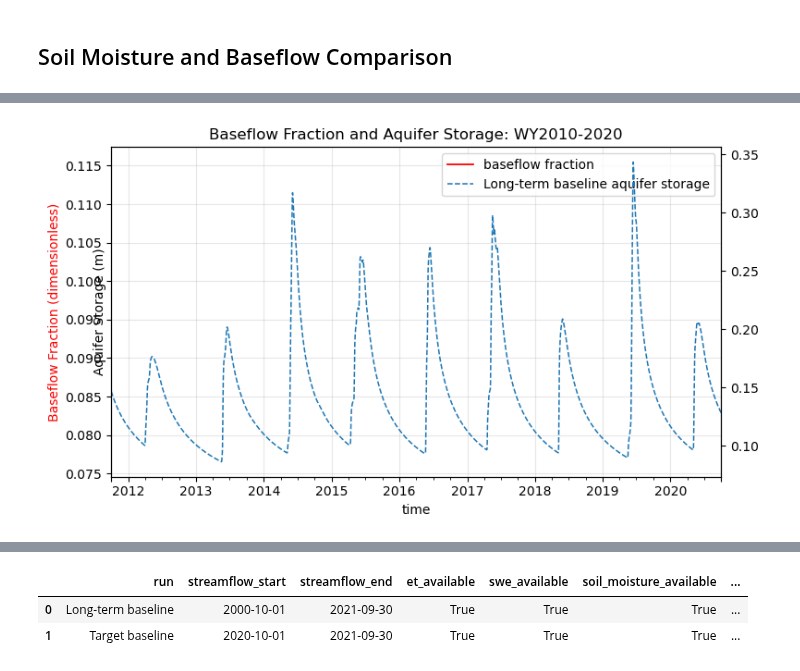
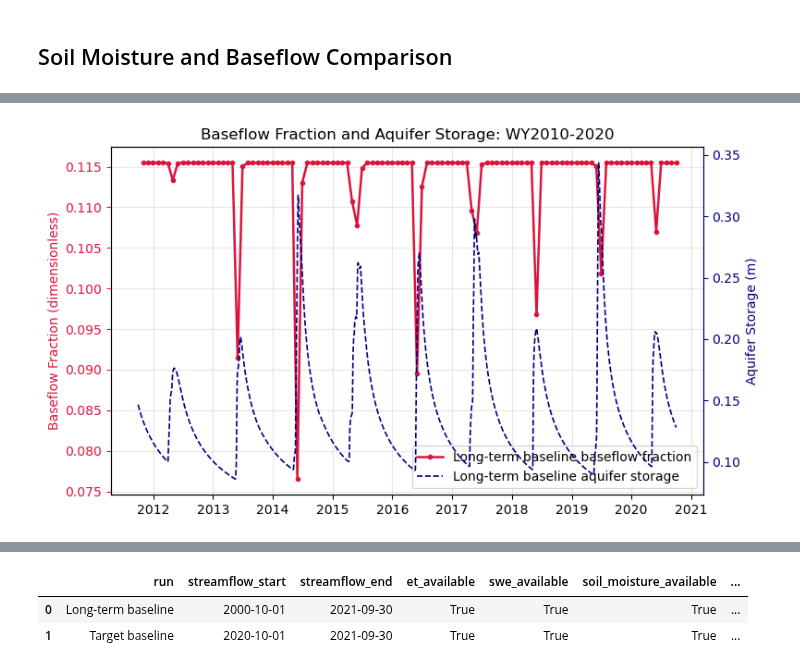
Before and after one commit to dlhogan97/CONFLUENCE-uwmtnhydro, a Jupyter notebook: ess-project/notebooks/Baseline_Run_Evaluation.ipynb, the cells around one changed output, grey strips where cells are left out. Drawn from its saved outputs; the diff is of its cells as text; code cells hidden in the pictures.

```diff
--- a/ess-project/notebooks/Baseline_Run_Evaluation.ipynb
+++ b/ess-project/notebooks/Baseline_Run_Evaluation.ipynb
@@ -698,7 +868,7 @@ streamflow_daily_start = {}
 streamflow_daily_optimized = {}
 
 if USE_LINEAR_RESERVOIR:
-    reservoir_cal_window_plot = RESERVOIR_CAL_WINDOW or metric_windows.get(
+    reservoir_cal_window_plot = RESERVOIR_CAL_WINDOW_EFFECTIVE or metric_windows.get(
         'Long-term baseline',
         {'start': str(overlap_start.date()), 'end': str(overlap_end.date())},
     )
@@ -753,5 +923,6 @@ if USE_LINEAR_RESERVOIR:
     print('Linear reservoir monthly-mean comparison series prepared:')
     print(f'  Optimization params: {reservoir_start_params_for_plot}')
     print(f'  Calculated params: {reservoir_optimized_params_for_plot}')
+    print(f'  Calibration window used for comparison optimization: {reservoir_cal_window_plot}')
 # %% [output]
 Linear reservoir monthly-mean comparison series prepared:
@@ -984,6 +1136,11 @@ Data variables:
 q_inst = ds_longterm['averageInstantRunoff'].squeeze().to_pandas()
 q_inst.index = pd.to_datetime(q_inst.index)
 q_inst = q_inst.resample('D').mean() * basin_area_m2
+#
+neg_count = int((q_inst < 0).sum())
+if neg_count > 0:
+    print(f'Warning: found {neg_count} negative q_inst values; clipping to 0 for baseflow-fraction plotting.')
+q_inst = q_inst.clip(lower=0.0)
 
 soil_baseflow = ds_longterm['scalarSoilBaseflow'].squeeze().to_pandas() * 86400.0 * 1000.0
 # %%
@@ -1001,29 +1158,24 @@ else:
     if nrows == 1:
         axes = [axes]
 
-    # Use a reference non-leap water year for month tick placement.
+    soil_start = min(soil_moisture_daily[name].index.min() for name in available_soil_runs)
+    soil_end = max(soil_moisture_daily[name].index.max() for name in available_soil_runs)
+
     wy_ref_start = pd.Timestamp('2000-10-01')
     month_starts = pd.date_range(wy_ref_start, periods=12, freq='MS')
     month_ticks = ((month_starts - wy_ref_start).days + 1).tolist()
     month_labels = [d.strftime('%b') for d in month_starts]
 
     for ax, run_name in zip(axes, available_soil_runs):
-        series = clip_to_window(soil_moisture_daily[run_name], start, end)
+        series = clip_to_window(soil_moisture_daily[run_name], soil_start, soil_end)
         wy_series = series.index.year + (series.index.month >= 10).astype(int)
-        # skip years
         df = pd.DataFrame({'soil_moisture': series.values, 'water_year': wy_series}, index=series.index)
 
         for wy, group in df.groupby('water_year'):
             wy_start = pd.Timestamp(year=int(wy) - 1, month=10, day=1)
             wy_day = (group.index.normalize() - wy_start).days + 1
             valid = (wy_day >= 1) & (wy_day <= 366)
-            ax.plot(
-                wy_day[valid],
-                group['soil_moisture'].values[valid],
-                linewidth=1.2,
-                alpha=0.9,
-                label=f'WY{int(wy)}',
-            )
+            ax.plot(wy_day[valid], group['soil_moisture'].values[valid], linewidth=1.2, alpha=0.9, label=f'WY{int(wy)}')
 
         ax.set_title(f'Total Soil Moisture Annual Cycle Overlay: {run_name}')
         ax.set_ylabel('Storage (kg/m^2 or mm)')
@@ -1037,7 +1189,11 @@ else:
     plt.tight_layout()
     plt.show()
 
-# Keep baseflow and aquifer storage diagnostics by user-defined plot windows.
+# Minimal baseflow fraction + aquifer storage plot by window (no conditional branches).
+left_color = 'crimson'
+right_color = 'navy'
+run_name = run_names_to_plot[0]
+
 for window in plot_windows:
     start = window['start']
     end = window['end']
@@ -1045,36 +1201,43 @@ for window in plot_windows:
 
     fig, ax = plt.subplots(1, 1, figsize=(8, 4.5), sharex=True)
     ax2 = ax.twinx()
-    baseflow_any = False
-    storage_any = False
 
-    for name in run_names_to_plot:
-        bf = baseflow_daily.get(name)
-        if bf is not None:
-            clipped_bf = clip_to_window(bf.resample('ME').mean(), start, end)
-            clipped_q_inst = clip_to_window(q_inst.resample('ME').mean(), start, end)
-            if len(clipped_bf) > 0:
-                (clipped_bf / clipped_q_inst).plot(ax=ax, linewidth=1.3, label=f'baseflow fraction', color='red')
-                baseflow_any = True
+    clipped_bf = clip_to_window(baseflow_daily[run_name].resample('ME').mean(), start, end)
+    clipped_q_inst = clip_to_window(q_inst.resample('ME').mean(), start, end)
+    frac = (clipped_bf / clipped_q_inst.replace(0, np.nan)).dropna()
+    clipped_storage = clip_to_window(aquifer_storage_daily[run_name], start, end)
 
-        storage = aquifer_storage_daily.get(name)
-        if storage is not None:
-            clipped_storage = clip_to_window(storage, start, end)
-            if len(clipped_storage) > 0:
-                clipped_storage.plot(ax=ax2, linewidth=1.1, linestyle='--', label=f'{name} aquifer storage')
-                storage_any = True
+    ax.plot(
+        frac.index,
+        frac.values,
+        linewidth=1.8,
+        marker='o',
+        markersize=3,
+        label=f'{run_name} baseflow fraction',
+        color=left_color,
+    )
+    ax2.plot(
+        clipped_storage.index,
+        clipped_storage.values,
+        linewidth=1.2,
+        linestyle='--',
+        label=f'{run_name} aquifer storage',
+        color=right_color,
+    )
 
     ax.set_title(f'Baseflow Fraction and Aquifer Storage: {label}')
-    ax.set_ylabel('Baseflow Fraction (dimensionless)', color='red')
-    ax2.set_ylabel('Aquifer Storage (m)')
+    ax.set_ylabel('Baseflow Fraction (dimensionless)', color=left_color)
+    ax2.set_ylabel('Aquifer Storage (m)', color=right_color)
+
+    ax.tick_params(axis='y', colors=left_color)
+    ax2.tick_params(axis='y', colors=right_color)
+    ax.spines['left'].set_color(left_color)
+    ax2.spines['right'].set_color(right_color)
     ax.grid(True, alpha=0.3)
 
     handles1, labels1 = ax.get_legend_handles_labels()
     handles2, labels2 = ax2.get_legend_handles_labels()
-    if handles1 or handles2:
-        ax.legend(handles1 + handles2, labels1 + labels2, loc='best')
-    elif not baseflow_any and not storage_any:
-        ax.text(0.5, 0.5, 'No baseflow or aquifer storage variables available', ha='center', va='center', transform=ax.transAxes)
+    ax.legend(handles1 + handles2, labels1 + labels2, loc='best')
 
     plt.tight_layout()
     plt.show()
@@ -1083 +1246 @@ for window in plot_windows:
-[figure, old version]
+[figure, new version]
```
Also changed, not shown: parts of 9 cells of this notebook, 1 other file.
